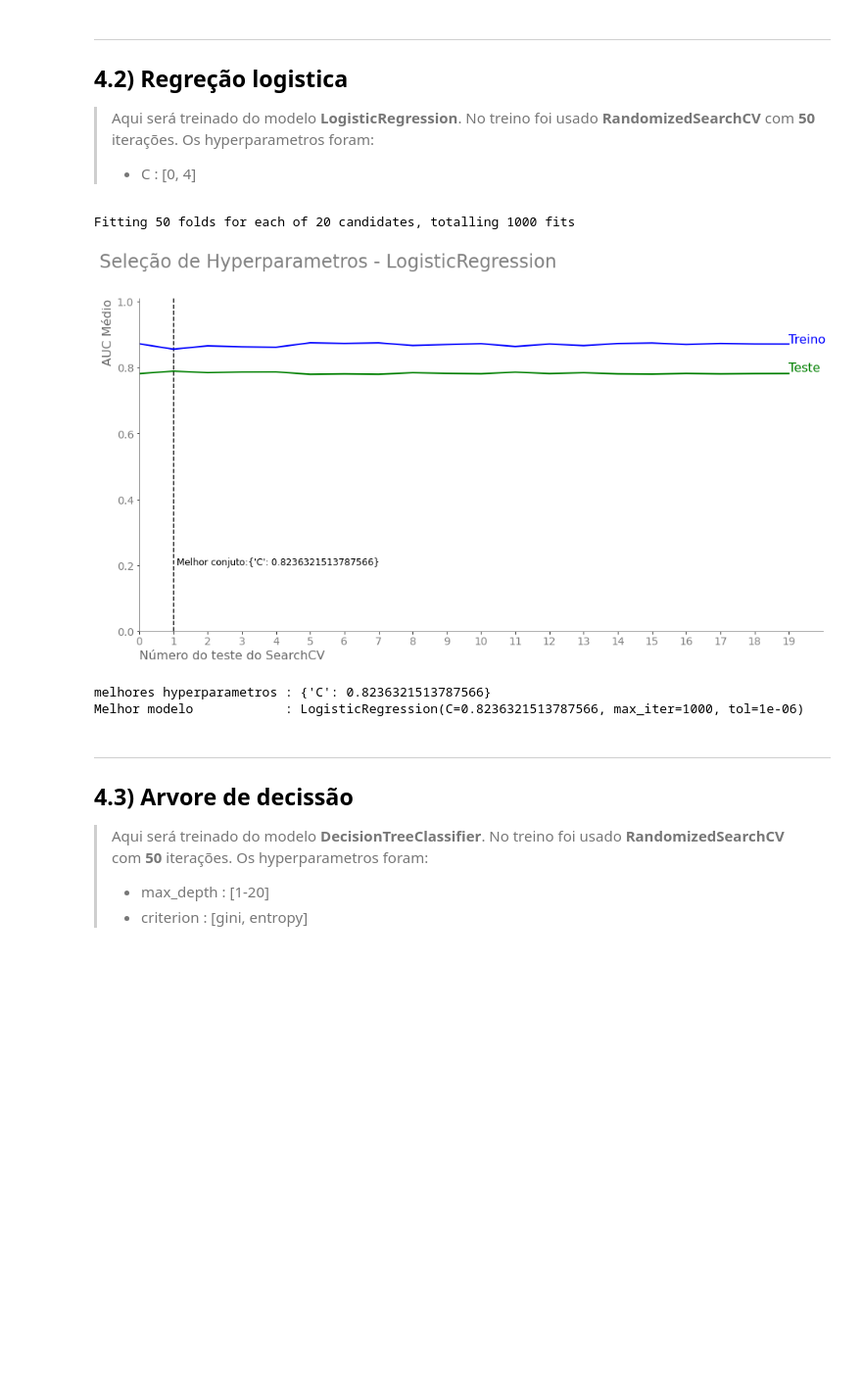
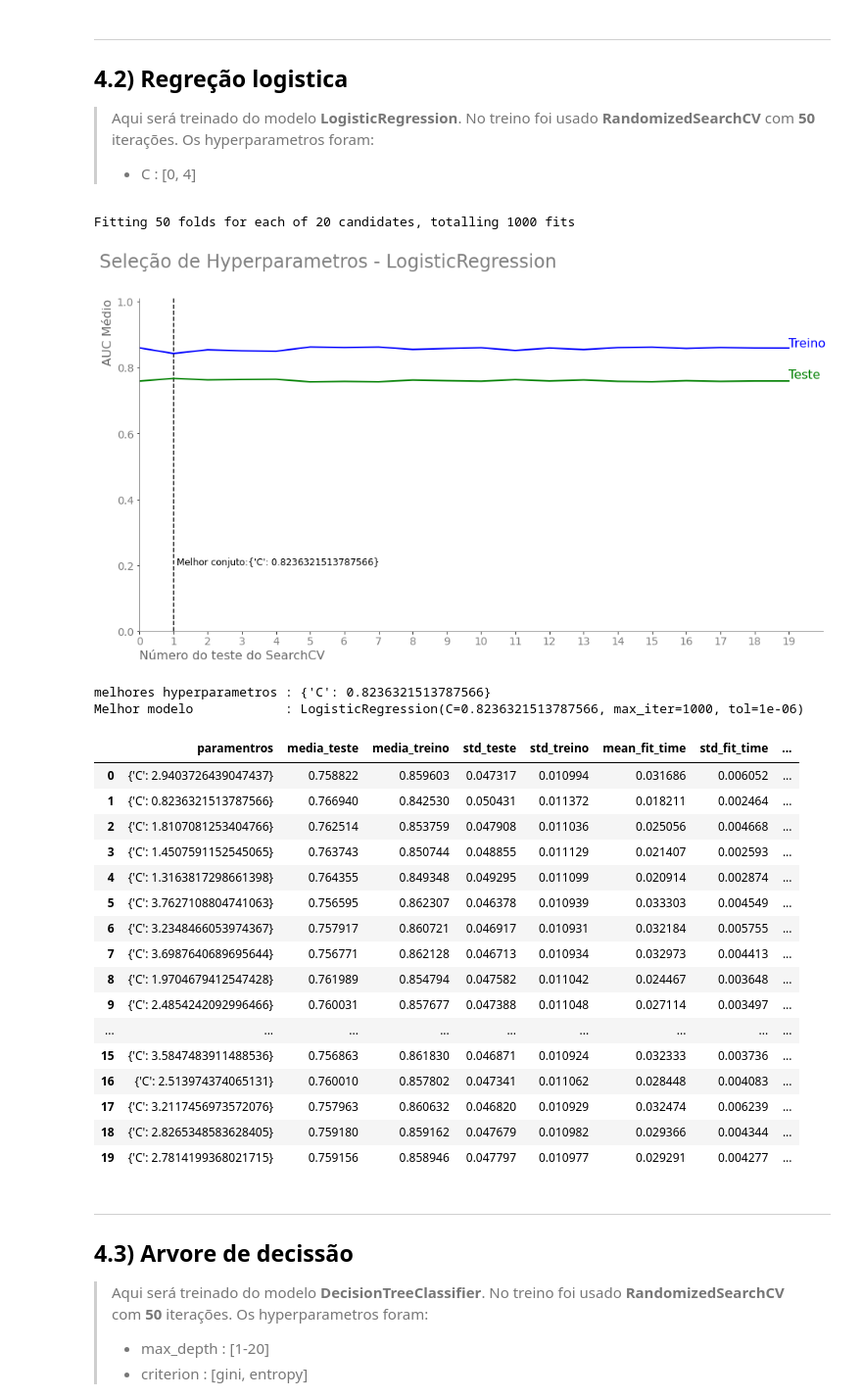
Before and after one commit to HenriqueCCdA/BC_DS_Projeto_Final, a Jupyter notebook: Notebooks/ML/treinamentos.ipynb, the cells around one changed output. Shown at 98% size. Cells and saved outputs as stored; diff of their text form; code cells hidden in the pictures; blank space fills up the shorter version.

```diff
--- a/Notebooks/ML/treinamentos.ipynb
+++ b/Notebooks/ML/treinamentos.ipynb
@@ -86,7 +104,7 @@ pandas     : 1.2.4
 numpy      : 1.20.2
 matplotlib : 3.3.4
 # %%
-def treina(modelo, x, y, parameters, n_splits, n_repeats, n_iter, seed, titulo):
+def treina(modelo, x, y, parameters, n_splits, n_repeats, n_iter, seed, titulo, n):
     '''
     ----------------------------------------------------------------------------
     Treina e mostra os resultados
@@ -109,9 +127,9 @@ def treina(modelo, x, y, parameters, n_splits, n_repeats, n_iter, seed, titulo):
                          resultados['rank_test_score'],
                          hyperparametros)
 
-    resultados_treinamento(resultados, melhor_modelo, hyperparametros, n = 10)
+    pd = resultados_treinamento(resultados, melhor_modelo, hyperparametros, n = n)
 
-    return melhor_modelo
+    return melhor_modelo, pd
 # %% [markdown]
 ---
 # 3) Lendo os dados
@@ -237,21 +253,41 @@ Melhor modelo            : DummyClassifier(random_state=141715, strategy='strati
 # %%
 parameters = {'C': uniform(loc=0, scale=4)}
 modelo = LogisticRegression(max_iter=1000, tol=1e-6)
 
-melhor_modelo_lr =treina(modelo = modelo,
+melhor_modelo_lr, res = treina(modelo = modelo,
                         x = x_cv,
                         y = y_cv,
                         parameters = parameters,
                         n_splits = n_splits,
                         n_repeats = n_repeats,
                         n_iter = n_iter,
                         seed = seed,
-                        titulo = 'Seleção de Hyperparametros - LogisticRegression')
+                        titulo = 'Seleção de Hyperparametros - LogisticRegression',
+                        n = 20)
+
+res
 # %% [output]
 Fitting 50 folds for each of 20 candidates, totalling 1000 fits
-[figure, old version]
+[figure, new version]
 melhores hyperparametros : {'C': 0.8236321513787566}
 Melhor modelo            : LogisticRegression(C=0.8236321513787566, max_iter=1000, tol=1e-06)
+|  | paramentros | media_teste | media_treino | std_teste | std_treino | mean_fit_time | std_fit_time | ... |
+| 0 | {'C': 2.9403726439047437} | 0.758822 | 0.859603 | 0.047317 | 0.010994 | 0.031686 | 0.006052 | ... |
+| 1 | {'C': 0.8236321513787566} | 0.766940 | 0.842530 | 0.050431 | 0.011372 | 0.018211 | 0.002464 | ... |
+| 2 | {'C': 1.8107081253404766} | 0.762514 | 0.853759 | 0.047908 | 0.011036 | 0.025056 | 0.004668 | ... |
+| 3 | {'C': 1.4507591152545065} | 0.763743 | 0.850744 | 0.048855 | 0.011129 | 0.021407 | 0.002593 | ... |
+| 4 | {'C': 1.3163817298661398} | 0.764355 | 0.849348 | 0.049295 | 0.011099 | 0.020914 | 0.002874 | ... |
+| 5 | {'C': 3.7627108804741063} | 0.756595 | 0.862307 | 0.046378 | 0.010939 | 0.033303 | 0.004549 | ... |
+| 6 | {'C': 3.2348466053974367} | 0.757917 | 0.860721 | 0.046917 | 0.010931 | 0.032184 | 0.005755 | ... |
+| 7 | {'C': 3.6987640689695644} | 0.756771 | 0.862128 | 0.046713 | 0.010934 | 0.032973 | 0.004413 | ... |
+| 8 | {'C': 1.9704679412547428} | 0.761989 | 0.854794 | 0.047582 | 0.011042 | 0.024467 | 0.003648 | ... |
+| 9 | {'C': 2.4854242092996466} | 0.760031 | 0.857677 | 0.047388 | 0.011048 | 0.027114 | 0.003497 | ... |
+| ... | ... | ... | ... | ... | ... | ... | ... | ... |
+| 15 | {'C': 3.5847483911488536} | 0.756863 | 0.861830 | 0.046871 | 0.010924 | 0.032333 | 0.003736 | ... |
+| 16 | {'C': 2.513974374065131} | 0.760010 | 0.857802 | 0.047341 | 0.011062 | 0.028448 | 0.004083 | ... |
+| 17 | {'C': 3.2117456973572076} | 0.757963 | 0.860632 | 0.046820 | 0.010929 | 0.032474 | 0.006239 | ... |
+| 18 | {'C': 2.8265348583628405} | 0.759180 | 0.859162 | 0.047679 | 0.010982 | 0.029366 | 0.004344 | ... |
+| 19 | {'C': 2.7814199368021715} | 0.759156 | 0.858946 | 0.047797 | 0.010977 | 0.029291 | 0.004277 | ... |
 # %% [markdown]
 ---
 ## 4.3) Arvore de decissão
```
Also changed, not shown: parts of 12 cells of this notebook.
